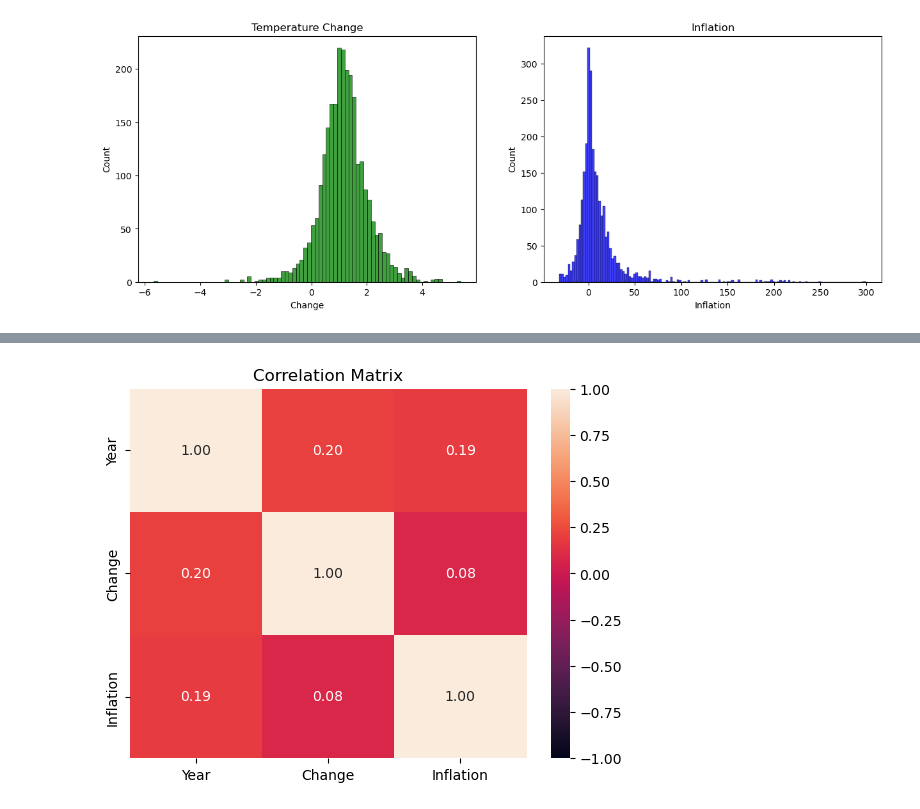
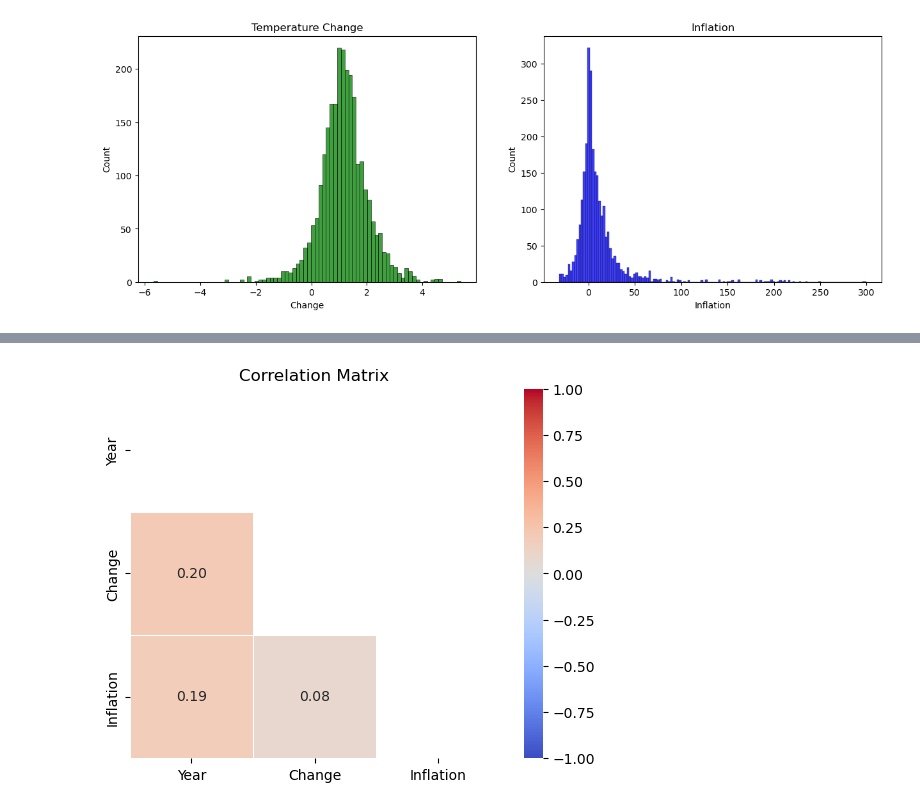
Before and after one commit to Zylesto/made-template, a Jupyter notebook: project/report.ipynb, the cells around one changed output, grey strips where cells are left out. Saved outputs shown, nothing was run; the diff lists cells and outputs as text; code cells hidden in the pictures.

```diff
--- a/project/report.ipynb
+++ b/project/report.ipynb
@@ -335,6 +358,12 @@ plt.show()
 # %%
-sns.heatmap(df.corr(), annot=True, fmt='.2f', vmin=-1, vmax=1)
+# Compute the correlation matrix
+corr = df.corr()
+# Generate a mask for the upper triangle
+mask = np.triu(np.ones_like(corr, dtype=bool))
+
+sns.heatmap(df.corr(), annot=True, fmt='.2f', vmin=-1, vmax=1, cmap='coolwarm',
+           mask=mask, square=True, linewidths=.5)
 plt.title('Correlation Matrix')
 plt.show()
 # %% [output]
-[figure, old version]
+[figure, new version]
```
Also changed, not shown: parts of 26 cells of this notebook.
